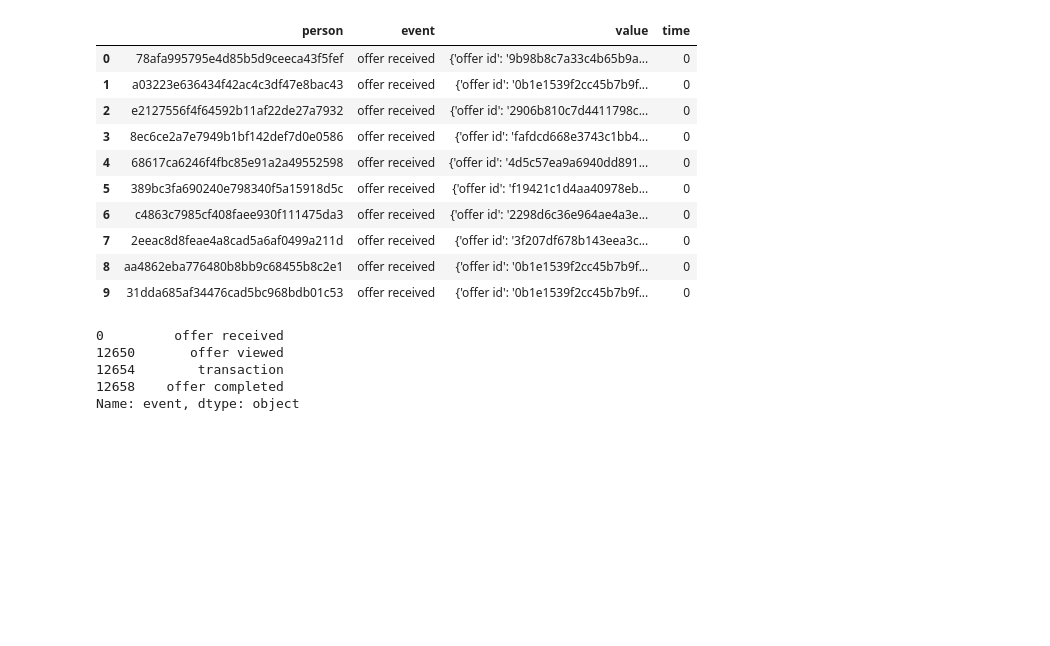
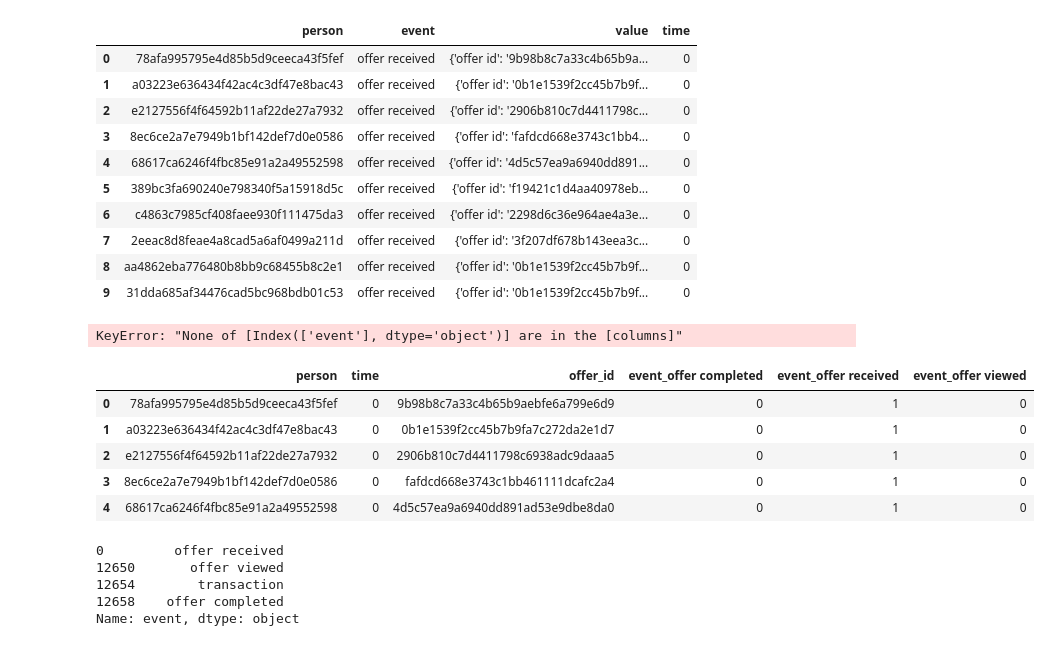
Before and after one commit to mina-f-beshay/udacity-mlend-capstone, a Jupyter notebook: Starbucks_Capstone_notebook.ipynb, the cells around one changed output. Saved outputs shown, nothing was run; the diff lists cells and outputs as text; code cells hidden in the pictures; blank space fills up the shorter version.

```diff
--- a/Starbucks_Capstone_notebook.ipynb
+++ b/Starbucks_Capstone_notebook.ipynb
@@ -234,6 +255,27 @@ transcript.head(10)
 | 7 | 2eeac8d8feae4a8cad5a6af0499a211d | offer received | {'offer id': '3f207df678b143eea3c... | 0 |
 | 8 | aa4862eba776480b8bb9c68455b8c2e1 | offer received | {'offer id': '0b1e1539f2cc45b7b9f... | 0 |
 | 9 | 31dda685af34476cad5bc968bdb01c53 | offer received | {'offer id': '0b1e1539f2cc45b7b9f... | 0 |
+# %%
+offers = transcript[transcript['event'].isin(['offer viewed', 'offer completed', 'offer received'])]
+# %%
+offers_dict = offers['value'].apply(pd.Series)
+# %%
+offers_dict['unified_offer_id'] = offers_dict['offer id'].fillna(offers_dict ['offer_id'])
+offers['offer_id'] = offers_dict['unified_offer_id']
+offers = offers.drop(columns= ['value'])
+# %%
+offers =  pd.get_dummies(offers, columns = ['event'],dtype='int')
+# %% [output]
+KeyError: "None of [Index(['event'], dtype='object')] are in the [columns]"
+# %%
+offers.head()
+# %% [output]
+|  | person | time | offer_id | event_offer completed | event_offer received | event_offer viewed |
+| 0 | 78afa995795e4d85b5d9ceeca43f5fef | 0 | 9b98b8c7a33c4b65b9aebfe6a799e6d9 | 0 | 1 | 0 |
+| 1 | a03223e636434f42ac4c3df47e8bac43 | 0 | 0b1e1539f2cc45b7b9fa7c272da2e1d7 | 0 | 1 | 0 |
+| 2 | e2127556f4f64592b11af22de27a7932 | 0 | 2906b810c7d4411798c6938adc9daaa5 | 0 | 1 | 0 |
+| 3 | 8ec6ce2a7e7949b1bf142def7d0e0586 | 0 | fafdcd668e3743c1bb461111dcafc2a4 | 0 | 1 | 0 |
+| 4 | 68617ca6246f4fbc85e91a2a49552598 | 0 | 4d5c57ea9a6940dd891ad53e9dbe8da0 | 0 | 1 | 0 |
 # %%
 transcript['event'].drop_duplicates()
 # %% [output]
```
Also changed, not shown: parts of 16 cells of this notebook.
